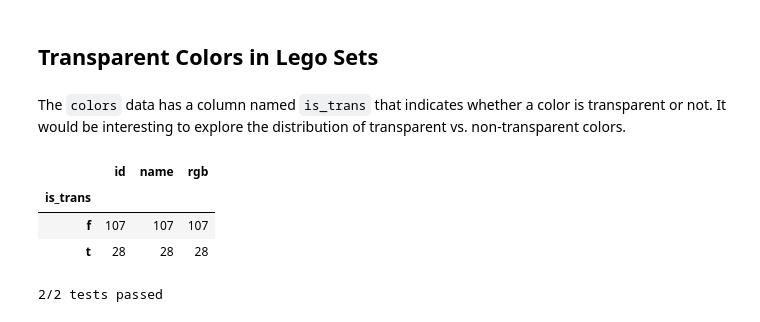
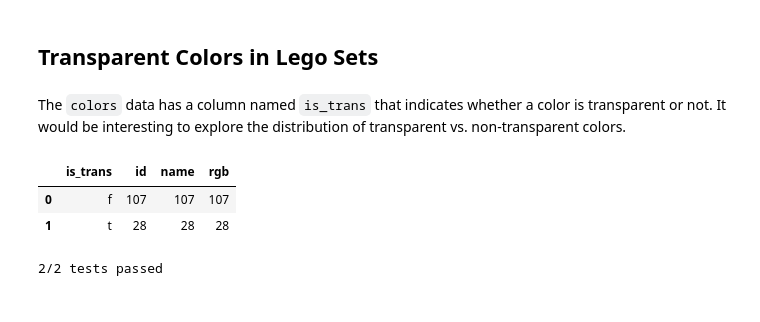
Before and after one commit to kangminsuk/projects-example-brainiak, a Jupyter notebook: project.ipynb, the cells around one changed output. Drawn from its saved outputs; the diff is of its cells as text; code cells hidden in the pictures.

```diff
--- a/project.ipynb
+++ b/project.ipynb
@@ -144,13 +154,12 @@ You can inspect the dimensions of `colors` using `colors.shape`.
 The `colors` data has a column named `is_trans` that indicates whether a color is transparent or not. It would be interesting to explore the distribution of transparent vs. non-transparent colors.
 # %%
 # Summarize colors based on whether they are transparent or not?
-colors_summary = colors.groupby("is_trans").count()
+colors_summary = colors.groupby("is_trans", as_index = False).count()
 colors_summary
 # %% [output]
-|  | id | name | rgb |
-| is_trans |  |  |  |
-| f | 107 | 107 | 107 |
-| t | 28 | 28 | 28 |
+|  | is_trans | id | name | rgb |
+| 0 | f | 107 | 107 | 107 |
+| 1 | t | 28 | 28 | 28 |
 # %%
 %%nose
 def test_colors_summary_exists():
```
Also changed, not shown: parts of 5 cells of this notebook.
